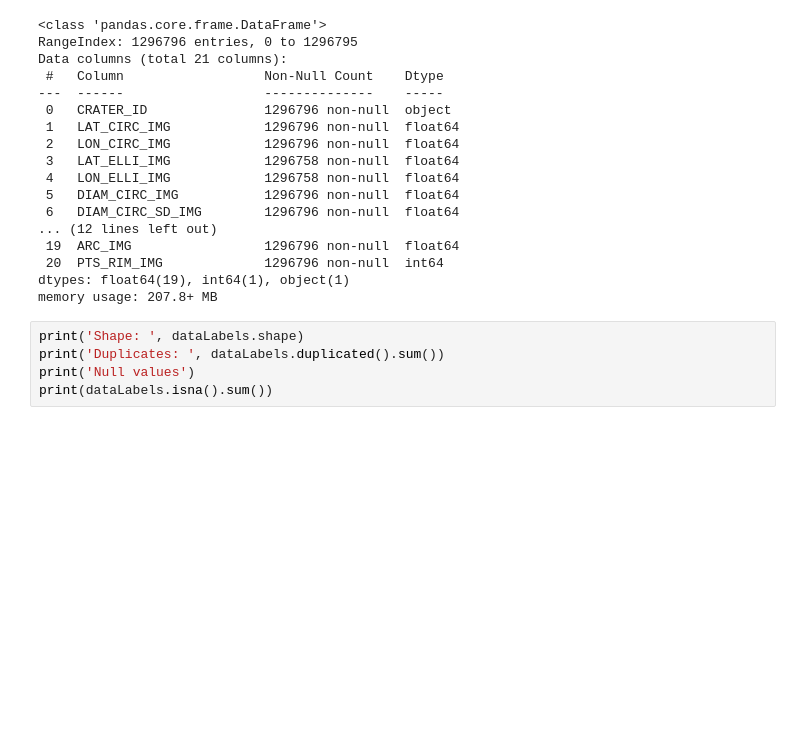
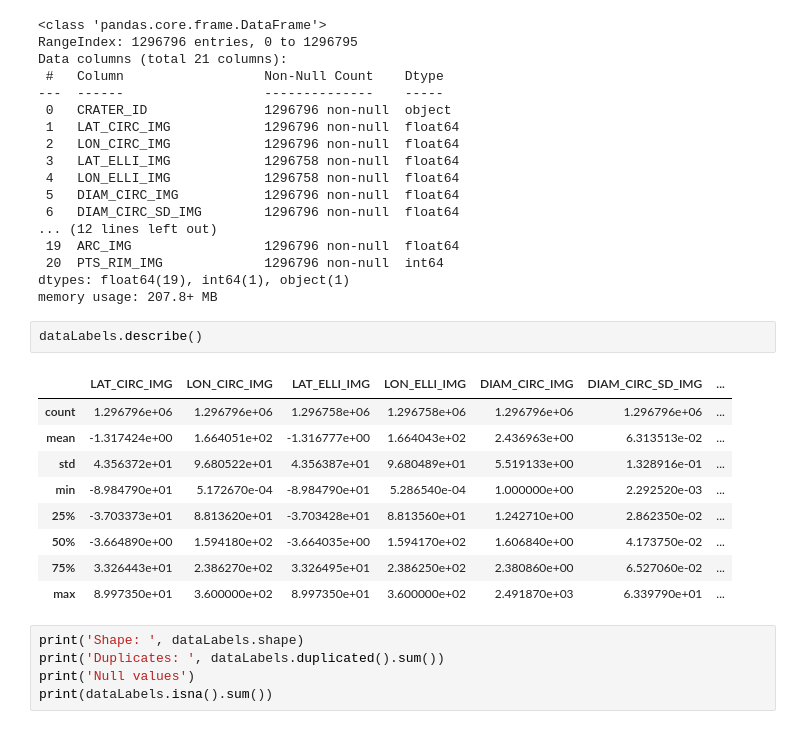
Before and after one commit to savalente3/Lunar_LRO, a Jupyter notebook: data_extraction/Robbins_labels_analysis.ipynb, the cells around one changed output. Saved outputs shown, nothing was run; the diff lists cells and outputs as text; blank space fills up the shorter version.

```diff
--- a/data_extraction/Robbins_labels_analysis.ipynb
+++ b/data_extraction/Robbins_labels_analysis.ipynb
@@ -28,6 +28,18 @@ Data columns (total 21 columns):
  20  PTS_RIM_IMG             1296796 non-null  int64
 dtypes: float64(19), int64(1), object(1)
 memory usage: 207.8+ MB
+# %%
+dataLabels.describe()
+# %% [output]
+|  | LAT_CIRC_IMG | LON_CIRC_IMG | LAT_ELLI_IMG | LON_ELLI_IMG | DIAM_CIRC_IMG | DIAM_CIRC_SD_IMG | ... |
+| count | 1.296796e+06 | 1.296796e+06 | 1.296758e+06 | 1.296758e+06 | 1.296796e+06 | 1.296796e+06 | ... |
+| mean | -1.317424e+00 | 1.664051e+02 | -1.316777e+00 | 1.664043e+02 | 2.436963e+00 | 6.313513e-02 | ... |
+| std | 4.356372e+01 | 9.680522e+01 | 4.356387e+01 | 9.680489e+01 | 5.519133e+00 | 1.328916e-01 | ... |
+| min | -8.984790e+01 | 5.172670e-04 | -8.984790e+01 | 5.286540e-04 | 1.000000e+00 | 2.292520e-03 | ... |
+| 25% | -3.703373e+01 | 8.813620e+01 | -3.703428e+01 | 8.813560e+01 | 1.242710e+00 | 2.862350e-02 | ... |
+| 50% | -3.664890e+00 | 1.594180e+02 | -3.664035e+00 | 1.594170e+02 | 1.606840e+00 | 4.173750e-02 | ... |
+| 75% | 3.326443e+01 | 2.386270e+02 | 3.326495e+01 | 2.386250e+02 | 2.380860e+00 | 6.527060e-02 | ... |
+| max | 8.997350e+01 | 3.600000e+02 | 8.997350e+01 | 3.600000e+02 | 2.491870e+03 | 6.339790e+01 | ... |
 # %%
 print('Shape: ', dataLabels.shape)
 print('Duplicates: ', dataLabels.duplicated().sum())
```
Also changed, not shown: parts of 3 cells of this notebook.
